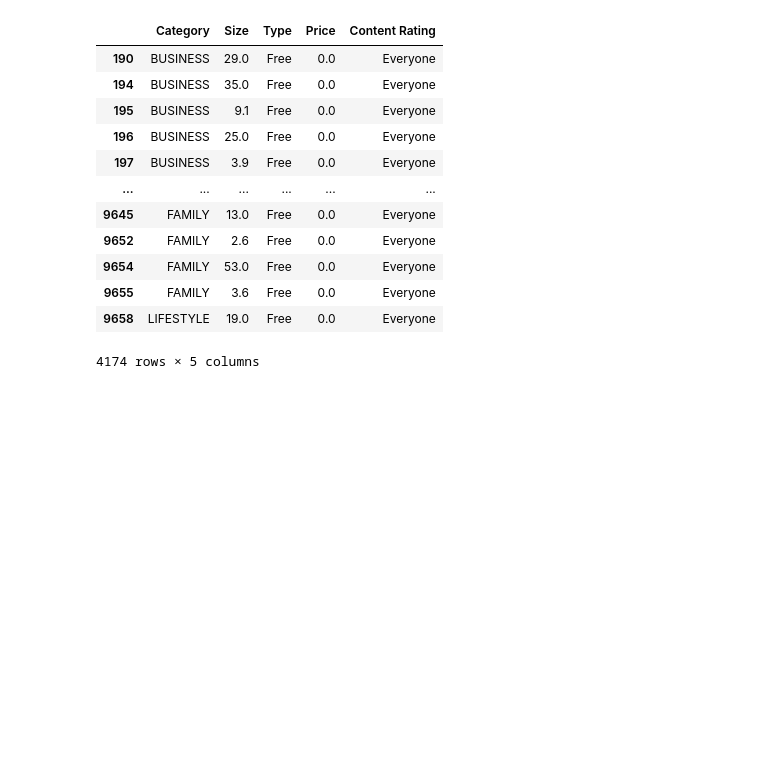
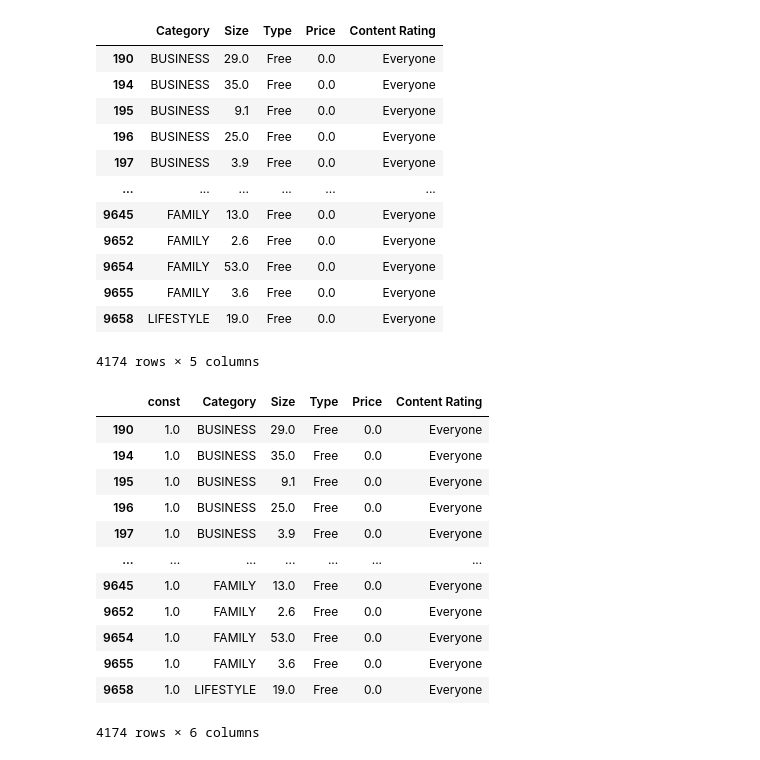
Before and after one commit to AhmadKNaji/Android-Apps-Analysis, a Jupyter notebook: notebook.ipynb, the cells around one changed output. Saved outputs shown, nothing was run; the diff lists cells and outputs as text; code cells hidden in the pictures; blank space fills up the shorter version.

```diff
--- a/notebook.ipynb
+++ b/notebook.ipynb
@@ -378,3 +382,23 @@ features
 | 9655 | FAMILY | 3.6 | Free | 0.0 | Everyone |
 | 9658 | LIFESTYLE | 19.0 | Free | 0.0 | Everyone |
 4174 rows × 5 columns
+# %%
+import statsmodels.api as sm
+
+X = sm.add_constant(features)
+
+X
+# %% [output]
+|  | const | Category | Size | Type | Price | Content Rating |
+| 190 | 1.0 | BUSINESS | 29.0 | Free | 0.0 | Everyone |
+| 194 | 1.0 | BUSINESS | 35.0 | Free | 0.0 | Everyone |
+| 195 | 1.0 | BUSINESS | 9.1 | Free | 0.0 | Everyone |
+| 196 | 1.0 | BUSINESS | 25.0 | Free | 0.0 | Everyone |
+| 197 | 1.0 | BUSINESS | 3.9 | Free | 0.0 | Everyone |
+| ... | ... | ... | ... | ... | ... | ... |
+| 9645 | 1.0 | FAMILY | 13.0 | Free | 0.0 | Everyone |
+| 9652 | 1.0 | FAMILY | 2.6 | Free | 0.0 | Everyone |
+| 9654 | 1.0 | FAMILY | 53.0 | Free | 0.0 | Everyone |
+| 9655 | 1.0 | FAMILY | 3.6 | Free | 0.0 | Everyone |
+| 9658 | 1.0 | LIFESTYLE | 19.0 | Free | 0.0 | Everyone |
+4174 rows × 6 columns
```
Also changed, not shown: parts of 12 cells of this notebook.
